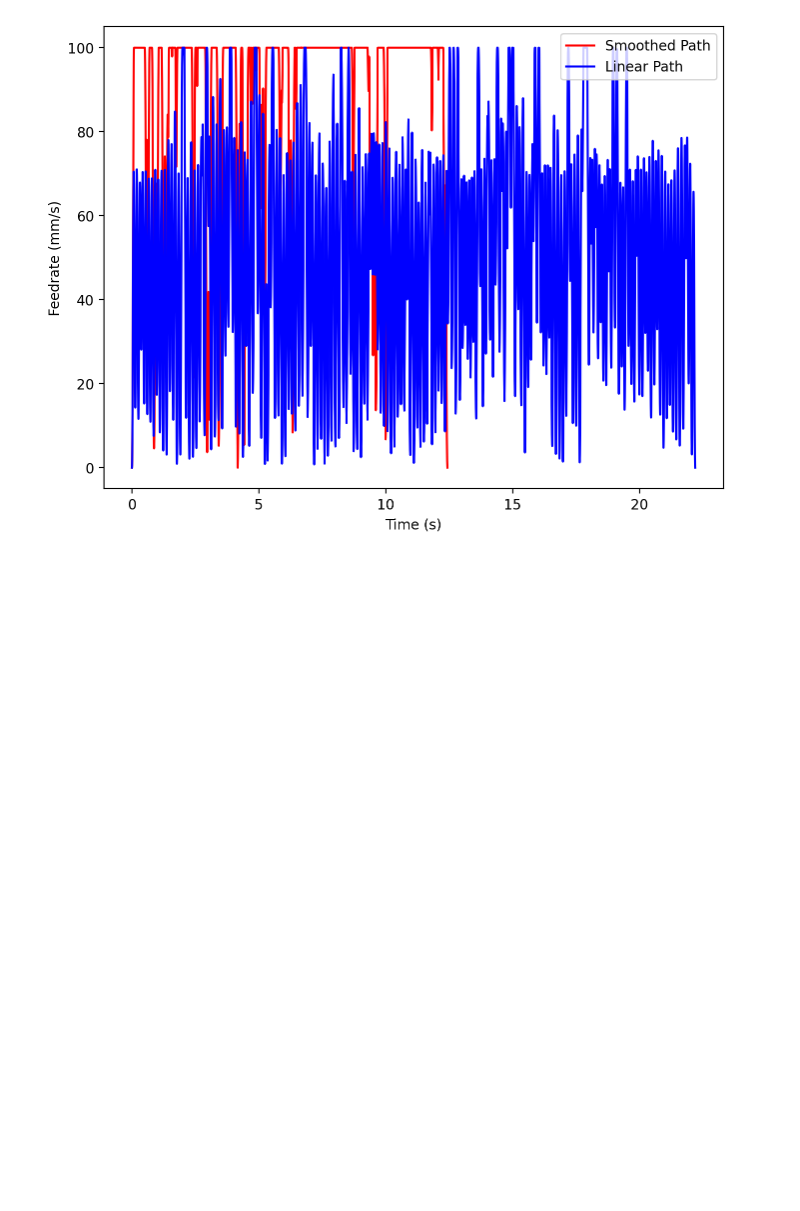
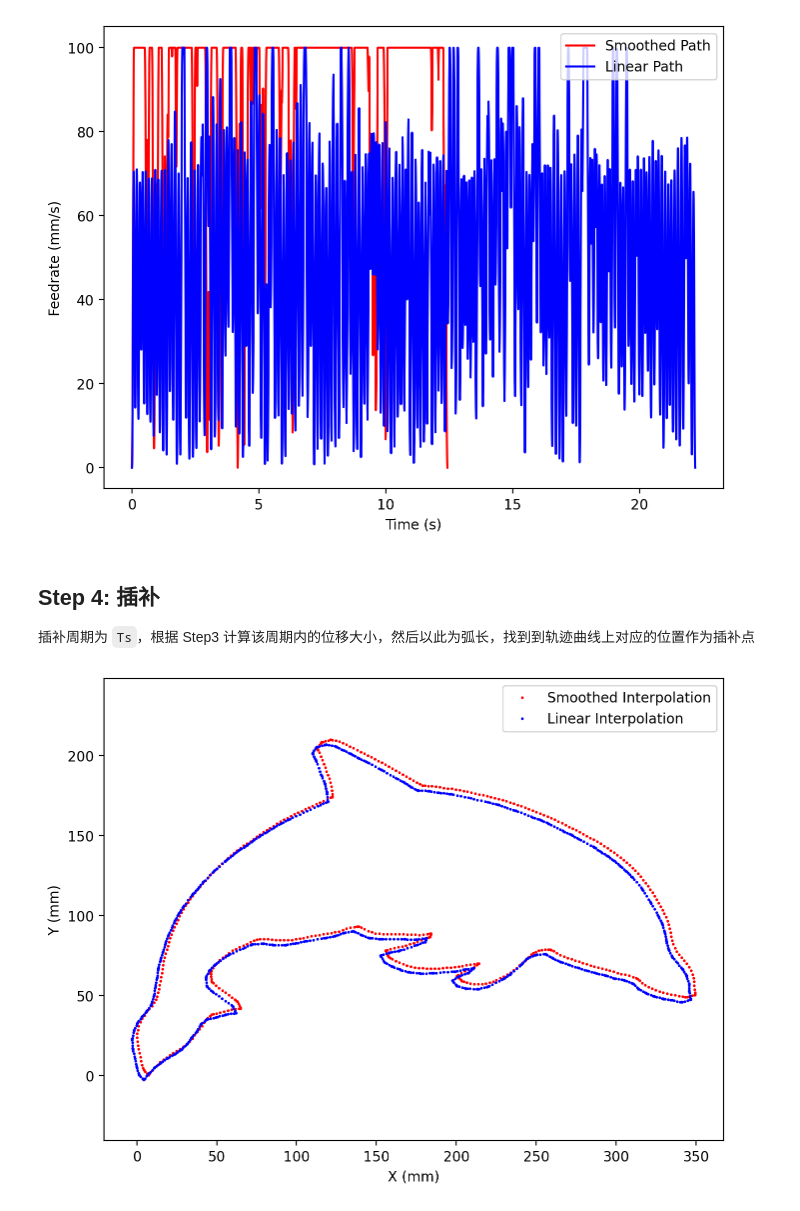
Before and after one commit to Theigrams/cnc_interpolation, a Jupyter notebook: papers/Zhao2013/Dolphin.ipynb, the cells around one changed output. Drawn from its saved outputs; the diff is of its cells as text; code cells hidden in the pictures; blank space fills up the shorter version.

```diff
--- a/papers/Zhao2013/Dolphin.ipynb
+++ b/papers/Zhao2013/Dolphin.ipynb
@@ -43,7 +48,7 @@ Total arc length: 1098.0720517475365
 # %%
 smooth_path = SmoothedPath(data_pts, chord_error, c1)
 vis.plot_toolpath(smooth_path)
-smooth_path_lengths = [block.length for block in smooth_path.blocks]
+smooth_path_lengths = smooth_path.lengths
 print(f"Total arc length: {np.sum(smooth_path_lengths)}")
 print(f"Max curvature: {np.max(smooth_path.curvatures)}")
 # %% [output]
@@ -101,3 +110,34 @@ plt.legend(loc="upper right")
 plt.show()
 # %% [output]
 [figure]
+# %% [markdown]
+## Step 4: 插补
+
+插补周期为 `Ts`，根据 Step3 计算该周期内的位移大小，然后以此为弧长，找到到轨迹曲线上对应的位置作为插补点
+# %%
+linear_interpolator = Interpolator(linear_path, linear_scheduler, Ts)
+linear_interpolated_points = linear_interpolator.interpolate()
+
+smooth_interpolator = Interpolator(smooth_path, smooth_scheduler, Ts)
+smooth_interpolated_points = smooth_interpolator.interpolate()
+# %%
+plt.figure(figsize=(8, 6))
+sampling_ratio = 50
+offset = 3
+sampled_smooth_pts = smooth_interpolated_points[::sampling_ratio]
+sampled_linear_pts = linear_interpolated_points[::sampling_ratio]
+plt.plot(sampled_smooth_pts[:, 0], sampled_smooth_pts[:, 1], "r.", markersize=2, label="Smoothed Interpolation")
+plt.plot(
+    sampled_linear_pts[:, 0] - offset,
+    sampled_linear_pts[:, 1] - offset,
+    "b.",
+    markersize=2,
+    label="Linear Interpolation",
+)
+plt.xlabel("X (mm)")
+plt.ylabel("Y (mm)")
+plt.legend(loc="upper right")
+plt.axis("equal")
+plt.show()
+# %% [output]
+[figure, added]
```
Also changed, not shown: parts of 11 cells of this notebook, 5 other files.
